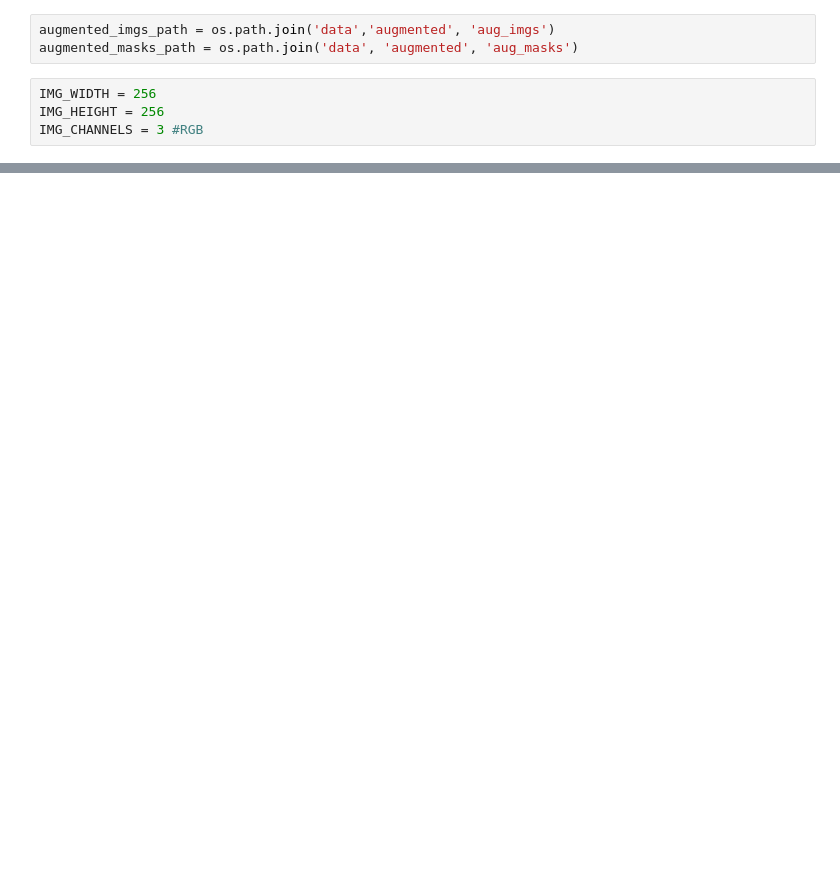
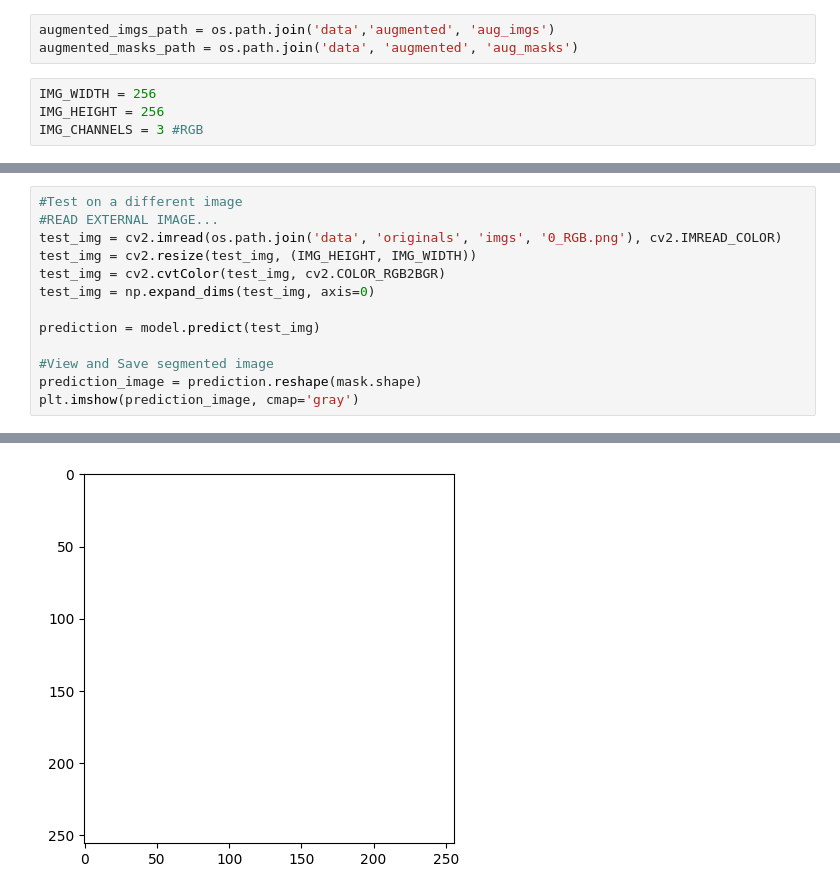
Before and after one commit to sofiagutierrezleiva/Dataton-grupo26, a Jupyter notebook: unet_easy.ipynb, the cells around one changed output, grey strips where cells are left out. Drawn from its saved outputs; the diff is of its cells as text; blank space fills up the shorter version.

```diff
--- a/unet_easy.ipynb
+++ b/unet_easy.ipynb
@@ -169,0 +154,14 @@ error: OpenCV(4.9.0) /Users/xperience/GHA-OpenCV-Python2/_work/opencv-python/ope
+# %%
+#Test on a different image
+#READ EXTERNAL IMAGE...
+test_img = cv2.imread(os.path.join('data', 'originals', 'imgs', '0_RGB.png'), cv2.IMREAD_COLOR)
+test_img = cv2.resize(test_img, (IMG_HEIGHT, IMG_WIDTH))
+test_img = cv2.cvtColor(test_img, cv2.COLOR_RGB2BGR)
+test_img = np.expand_dims(test_img, axis=0)
+
+prediction = model.predict(test_img)
+
+#View and Save segmented image
+prediction_image = prediction.reshape(mask.shape)
+plt.imshow(prediction_image, cmap='gray')
+# %% [output]
@@ -169,0 +169 @@ error: OpenCV(4.9.0) /Users/xperience/GHA-OpenCV-Python2/_work/opencv-python/ope
+[figure, added]
```
Also changed, not shown: parts of 7 cells of this notebook, 5 other files.
